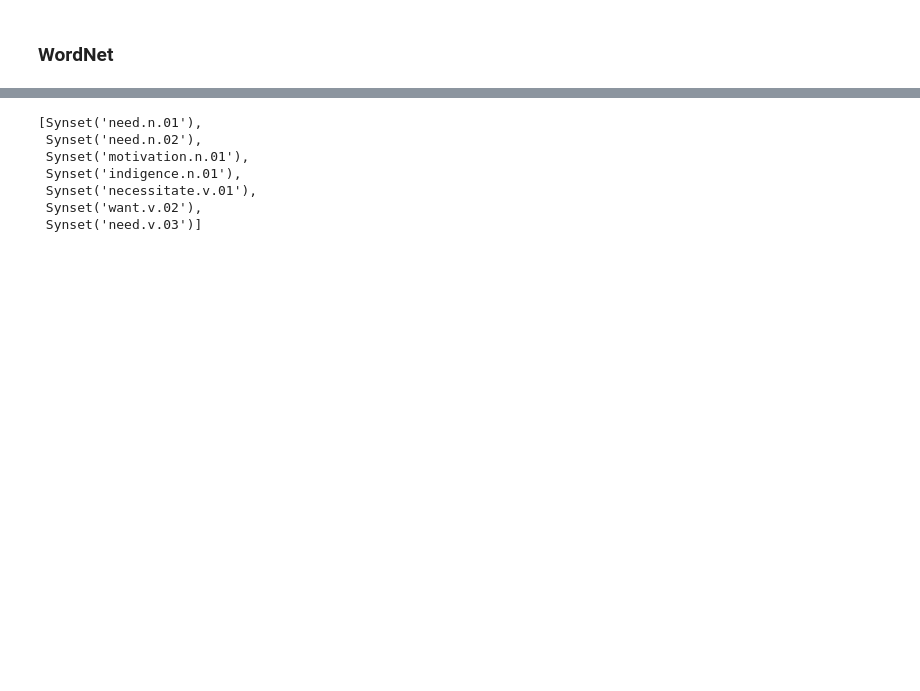
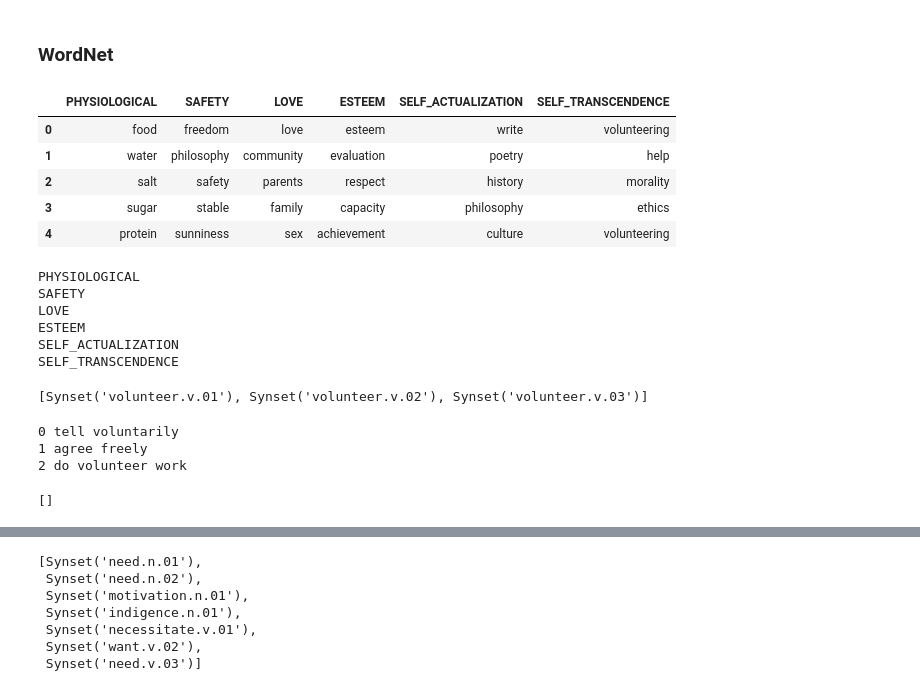
Before and after one commit to mavillard/wattpad, a Jupyter notebook: wattpad_1.ipynb, the cells around one changed output, grey strips where cells are left out. Saved outputs shown, nothing was run; the diff lists cells and outputs as text; code cells hidden in the pictures; blank space fills up the shorter version.

```diff
--- a/wattpad_1.ipynb
+++ b/wattpad_1.ipynb
@@ -70,3 +70,26 @@ pandas.io.parsers.TextFileReader
 ## Processing data
 # %% [markdown]
 ### WordNet
+# %%
+needs_df = pd.read_excel('data/src/maslow.xlsx')
+needs_df.fillna('', inplace=True)
+# %%
+needs_df.head()
+# %% [output]
+|  | PHYSIOLOGICAL | SAFETY | LOVE | ESTEEM | SELF_ACTUALIZATION | SELF_TRANSCENDENCE |
+| 0 | food | freedom | love | esteem | write | volunteering |
+| 1 | water | philosophy | community | evaluation | poetry | help |
+| 2 | salt | safety | parents | respect | history | morality |
+| 3 | sugar | stable | family | capacity | philosophy | ethics |
+| 4 | protein | sunniness | sex | achievement | culture | volunteering |
+# %%
+for need in needs_df:
+    print(need)
+    words = needs_df[need].unique()
+# %% [output]
+PHYSIOLOGICAL
+SAFETY
+LOVE
+ESTEEM
+SELF_ACTUALIZATION
+SELF_TRANSCENDENCE
@@ -72,0 +98,15 @@ pandas.io.parsers.TextFileReader
+# %%
+need_sss
+# %% [output]
+[Synset('volunteer.v.01'), Synset('volunteer.v.02'), Synset('volunteer.v.03')]
+# %%
+for i in range(len(need_sss)):
+    print(i, need_sss[i].definition())
+# %% [output]
+0 tell voluntarily
+1 agree freely
+2 do volunteer work
+# %%
+need_sss[2].hyponyms()
+# %% [output]
+[]
```
Also changed, not shown: parts of 9 cells of this notebook, 2 other files.
